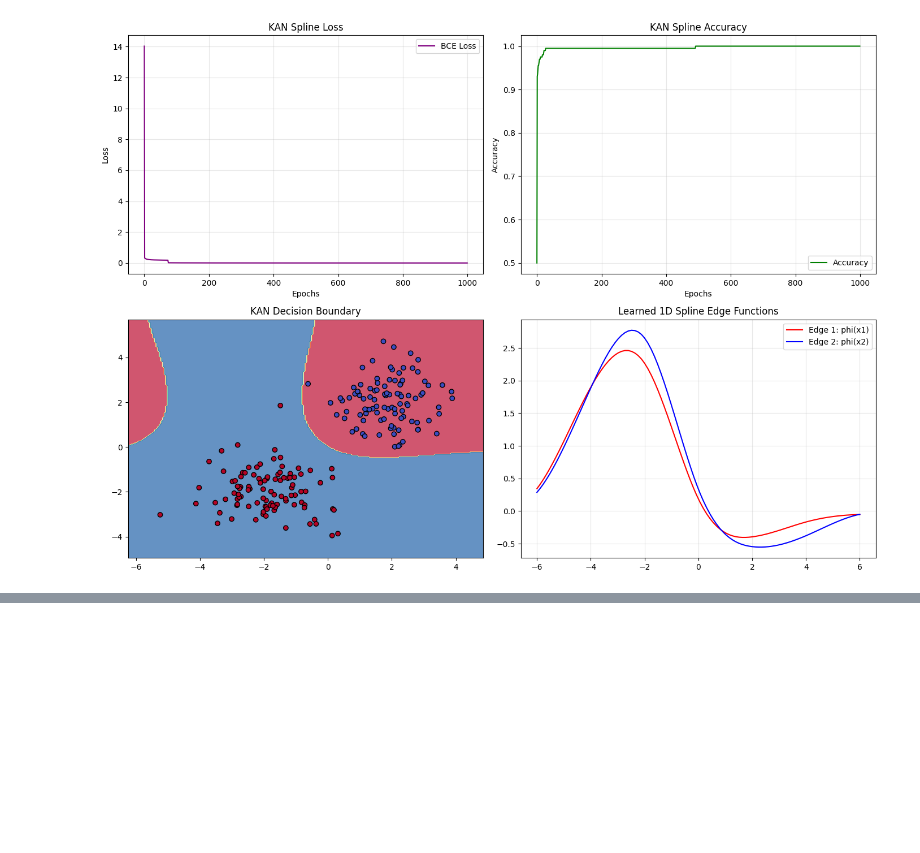
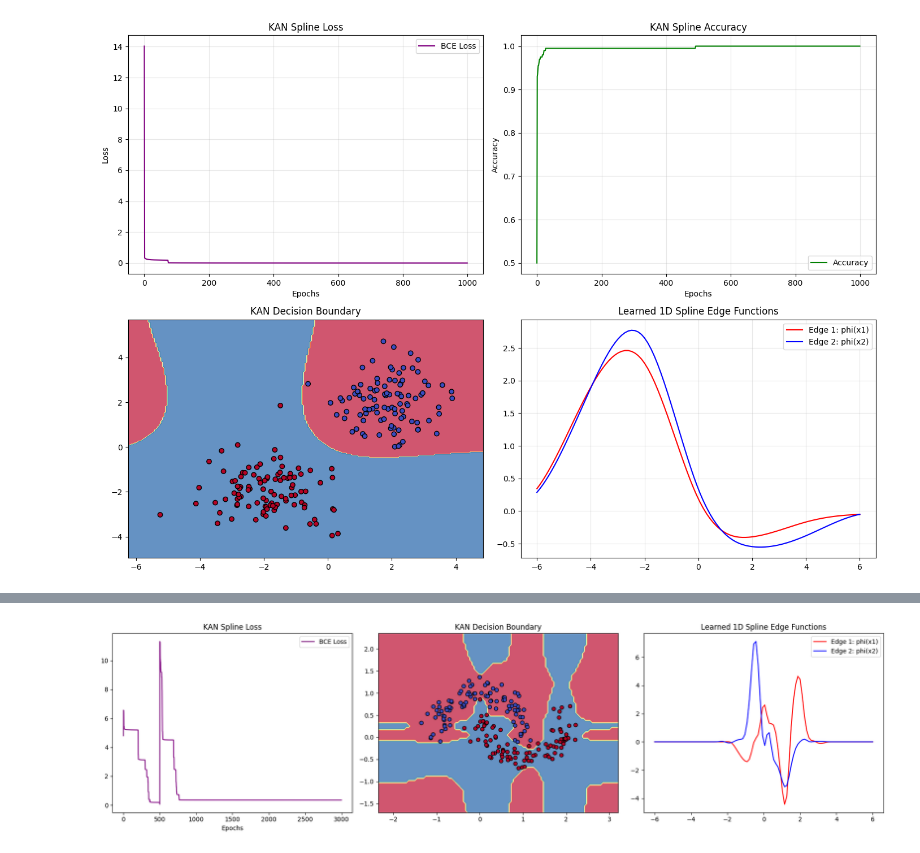
Before and after one commit to iamKrishu1916/KAN-Kolmogorov-Arnold-Networks-for-learnable-activation-function., a Jupyter notebook: notebooks/Single_node_KAN.ipynb, the cells around one changed output, grey strips where cells are left out. Drawn from its saved outputs; the diff is of its cells as text; code cells hidden in the pictures; blank space fills up the shorter version.

Commit message:
applied the moon dataset from scikit learn to KAN

```diff
--- a/notebooks/Single_node_KAN.ipynb
+++ b/notebooks/Single_node_KAN.ipynb
@@ -265,3 +265,10 @@ plt.tight_layout()
 plt.show()
 # %% [output]
 [figure]
+# %%
+from sklearn.datasets import make_moons
+from sklearn.preprocessing import PolynomialFeatures
+
+# 1. Generate roughly half-moon shaped dataset
+X, y_raw = make_moons(n_samples=200, noise=0.15, random_state=42)
+Y = y_raw.reshape(-1, 1)
@@ -267,0 +316,35 @@ plt.show()
+# %%
+fig, axes = plt.subplots(1, 3, figsize=(18, 5))
+
+# 1. Plot Loss
+axes[0].plot(loss_hist, color="purple", label="BCE Loss")
+axes[0].set_title("KAN Spline Loss")
+axes[0].set_xlabel("Epochs")
+axes[0].legend()
+
+# 2. Plot Decision Boundary
+x_min, x_max = X[:, 0].min() - 1, X[:, 0].max() + 1
+y_min, y_max = X[:, 1].min() - 1, X[:, 1].max() + 1
+xx, yy = np.meshgrid(np.arange(x_min, x_max, 0.05), np.arange(y_min, y_max, 0.05))
+
+Z_grid = kan_spline.predict(np.c_[xx.ravel(), yy.ravel()]).reshape(xx.shape)
+
+axes[1].contourf(xx, yy, Z_grid, cmap=plt.cm.Spectral, alpha=0.8)
+axes[1].scatter(X[:, 0], X[:, 1], c=Y.flatten(), cmap=plt.cm.coolwarm, edgecolors="k")
+axes[1].set_title("KAN Decision Boundary")
+
+# 3. Plot the Learned Edge Functions phi(x)
+test_x = np.linspace(-6, 6, 100).reshape(-1, 1)
+test_B = kan_spline.get_basis_matrix(test_x)
+phi1_learned = np.dot(test_B, kan_spline.c1)
+phi2_learned = np.dot(test_B, kan_spline.c2)
+
+axes[2].plot(test_x, phi1_learned, label="Edge 1: phi(x1)", color="red")
+axes[2].plot(test_x, phi2_learned, label="Edge 2: phi(x2)", color="blue")
+axes[2].set_title("Learned 1D Spline Edge Functions")
+axes[2].legend()
+
+plt.tight_layout()
+plt.show()
+# %% [output]
+[figure, added]
```
Also changed, not shown: parts of 1 cell of this notebook, 1 other file.
